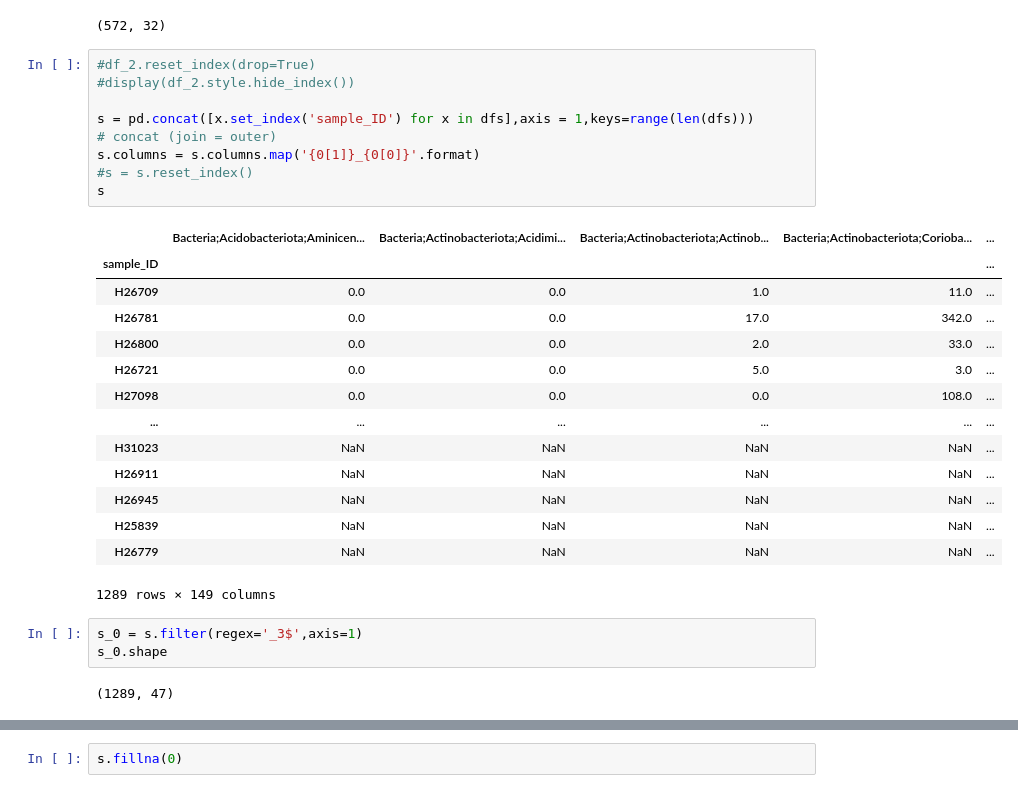
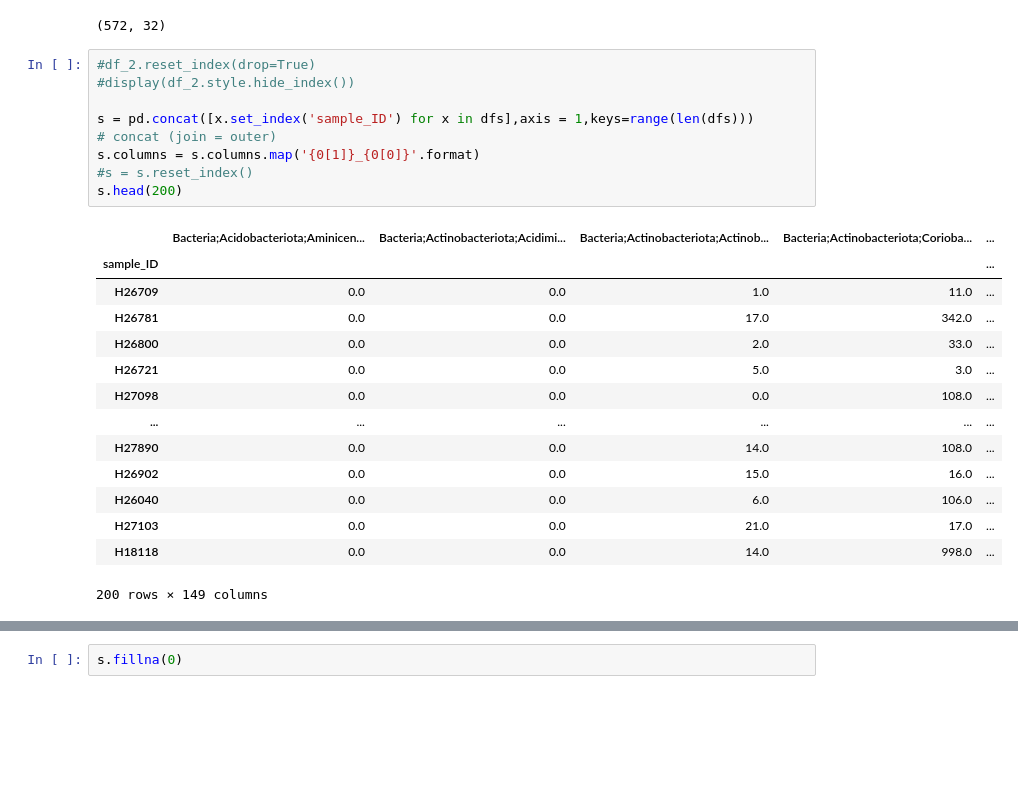
Before and after one commit to Hanh3103/Hackathon, a Jupyter notebook: Hackathon/obsolete/data_merging.ipynb, the cells around one changed output, grey strips where cells are left out. Cells and saved outputs as stored; diff of their text form; blank space fills up the shorter version.

```diff
--- a/Hackathon/data_merging.ipynb
+++ b/Hackathon/obsolete/data_merging.ipynb
@@ -198,29 +203,24 @@ df_1.shape
 # %%
 #df_2.reset_index(drop=True)
 #display(df_2.style.hide_index())
 
 s = pd.concat([x.set_index('sample_ID') for x in dfs],axis = 1,keys=range(len(dfs)))
 # concat (join = outer)
 s.columns = s.columns.map('{0[1]}_{0[0]}'.format)
 #s = s.reset_index()
-s
+s.head(200)
 # %% [output]
 |  | Bacteria;Acidobacteriota;Aminicen... | Bacteria;Actinobacteriota;Acidimi... | Bacteria;Actinobacteriota;Actinob... | Bacteria;Actinobacteriota;Corioba... | ... |
 | sample_ID |  |  |  |  | ... |
 | H26709 | 0.0 | 0.0 | 1.0 | 11.0 | ... |
 | H26781 | 0.0 | 0.0 | 17.0 | 342.0 | ... |
 | H26800 | 0.0 | 0.0 | 2.0 | 33.0 | ... |
 | H26721 | 0.0 | 0.0 | 5.0 | 3.0 | ... |
 | H27098 | 0.0 | 0.0 | 0.0 | 108.0 | ... |
 | ... | ... | ... | ... | ... | ... |
-| H31023 | NaN | NaN | NaN | NaN | ... |
-| H26911 | NaN | NaN | NaN | NaN | ... |
-| H26945 | NaN | NaN | NaN | NaN | ... |
-| H25839 | NaN | NaN | NaN | NaN | ... |
-| H26779 | NaN | NaN | NaN | NaN | ... |
+| H27890 | 0.0 | 0.0 | 14.0 | 108.0 | ... |
+| H26902 | 0.0 | 0.0 | 15.0 | 16.0 | ... |
+| H26040 | 0.0 | 0.0 | 6.0 | 106.0 | ... |
+| H27103 | 0.0 | 0.0 | 21.0 | 17.0 | ... |
+| H18118 | 0.0 | 0.0 | 14.0 | 998.0 | ... |
-1289 rows × 149 columns
+200 rows × 149 columns
-# %%
-s_0 = s.filter(regex='_3$',axis=1)
-s_0.shape
-# %% [output]
-(1289, 47)
```
Also changed, not shown: parts of 2 cells of this notebook, 2 other files.
